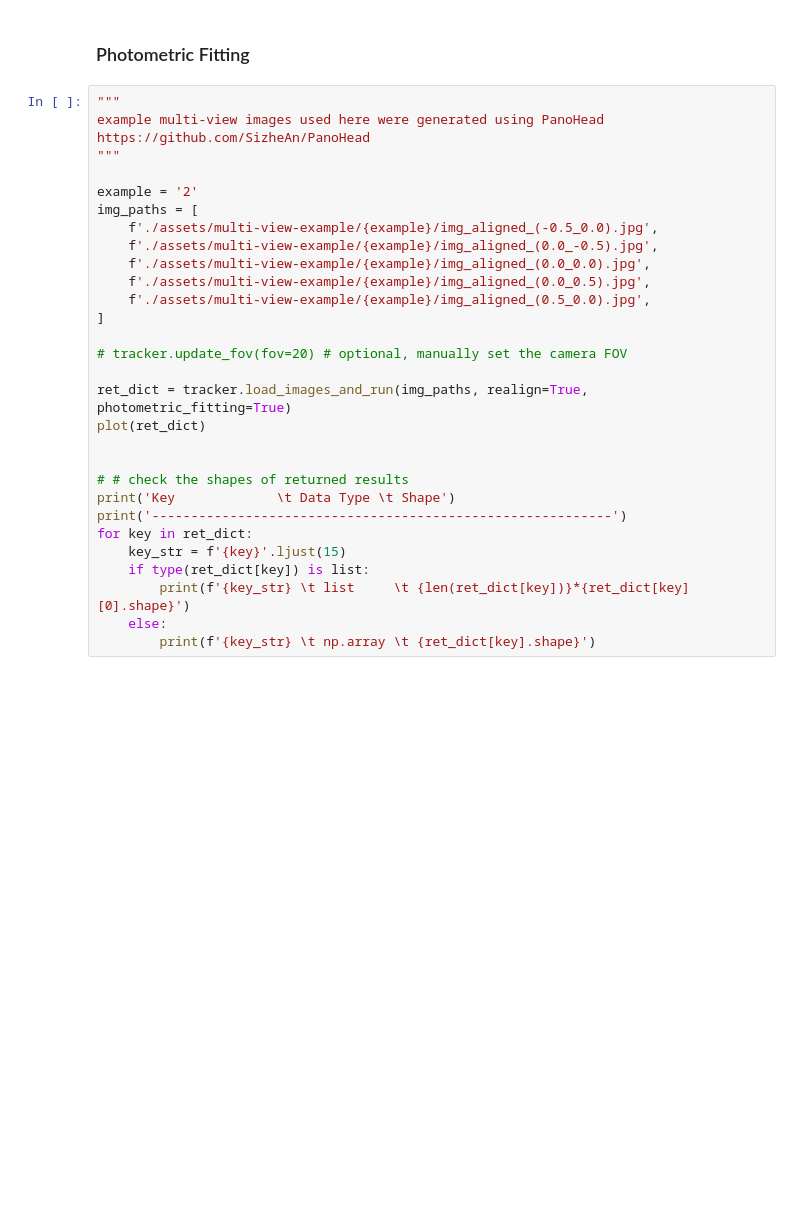
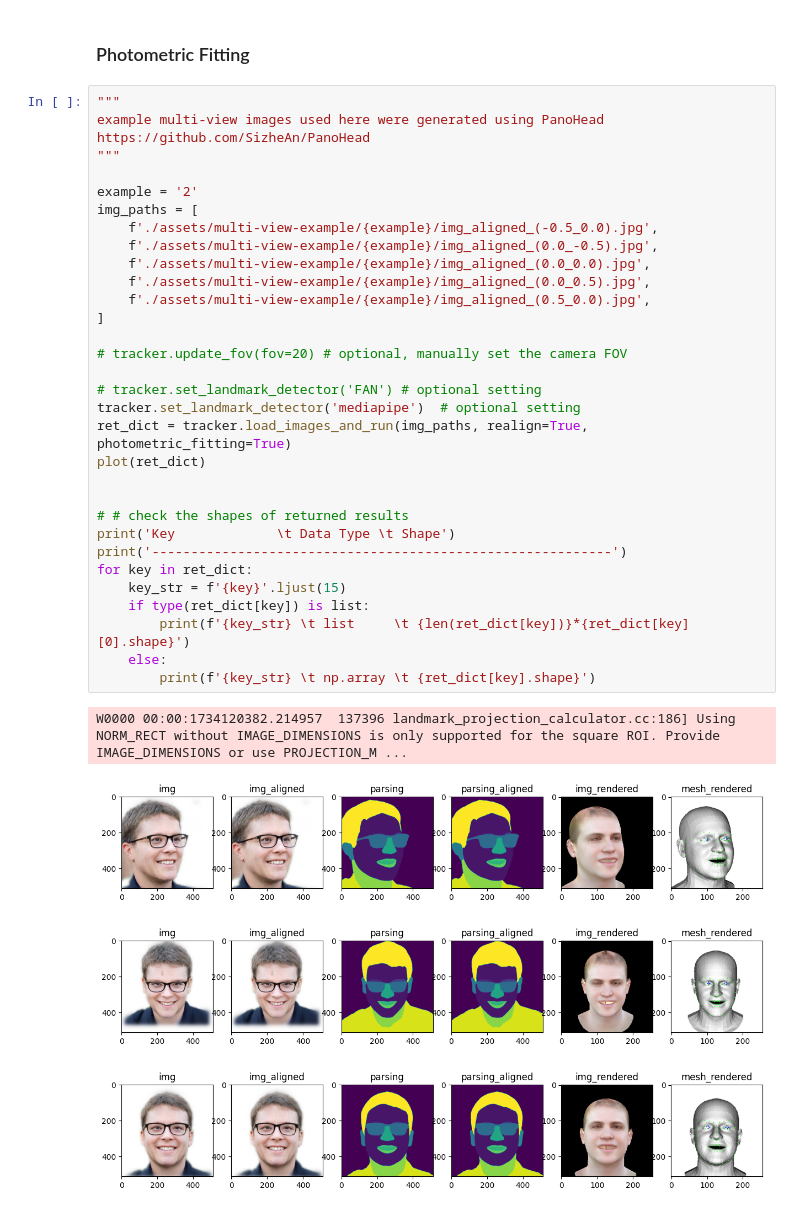
Before and after one commit to PeizhiYan/flame-head-tracker, a Jupyter notebook: Example_multi-view-reconstruction.ipynb, the cells around one changed output. Drawn from its saved outputs; the diff is of its cells as text; blank space fills up the shorter version.

```diff
--- a/Example_multi-view-reconstruction.ipynb
+++ b/Example_multi-view-reconstruction.ipynb
@@ -148,30 +148,37 @@ parsing_aligned          list            5*(512, 512)
 # %%
 """
 example multi-view images used here were generated using PanoHead
 https://github.com/SizheAn/PanoHead
 """
 
 example = '2'
 img_paths = [
     f'./assets/multi-view-example/{example}/img_aligned_(-0.5_0.0).jpg',
     f'./assets/multi-view-example/{example}/img_aligned_(0.0_-0.5).jpg',
     f'./assets/multi-view-example/{example}/img_aligned_(0.0_0.0).jpg',
     f'./assets/multi-view-example/{example}/img_aligned_(0.0_0.5).jpg',
     f'./assets/multi-view-example/{example}/img_aligned_(0.5_0.0).jpg',
 ]
 
 # tracker.update_fov(fov=20) # optional, manually set the camera FOV
 
+# tracker.set_landmark_detector('FAN') # optional setting
+tracker.set_landmark_detector('mediapipe')  # optional setting
 ret_dict = tracker.load_images_and_run(img_paths, realign=True, photometric_fitting=True)
 plot(ret_dict)
 
 
 # # check the shapes of returned results
 print('Key             \t Data Type \t Shape')
 print('-----------------------------------------------------------')
 for key in ret_dict:
     key_str = f'{key}'.ljust(15)
     if type(ret_dict[key]) is list:
         print(f'{key_str} \t list     \t {len(ret_dict[key])}*{ret_dict[key][0].shape}')
     else:
         print(f'{key_str} \t np.array \t {ret_dict[key].shape}')
+# %% [output]
+W0000 00:00:1734120382.214957  137396 landmark_projection_calculator.cc:186] Using NORM_RECT without IMAGE_DIMENSIONS is only supported for the square ROI. Provide IMAGE_DIMENSIONS or use PROJECTION_M ...
+[figure, added]
+[figure, added]
+[figure, added]
```
Also changed, not shown: parts of 3 cells of this notebook, 2 other files.
